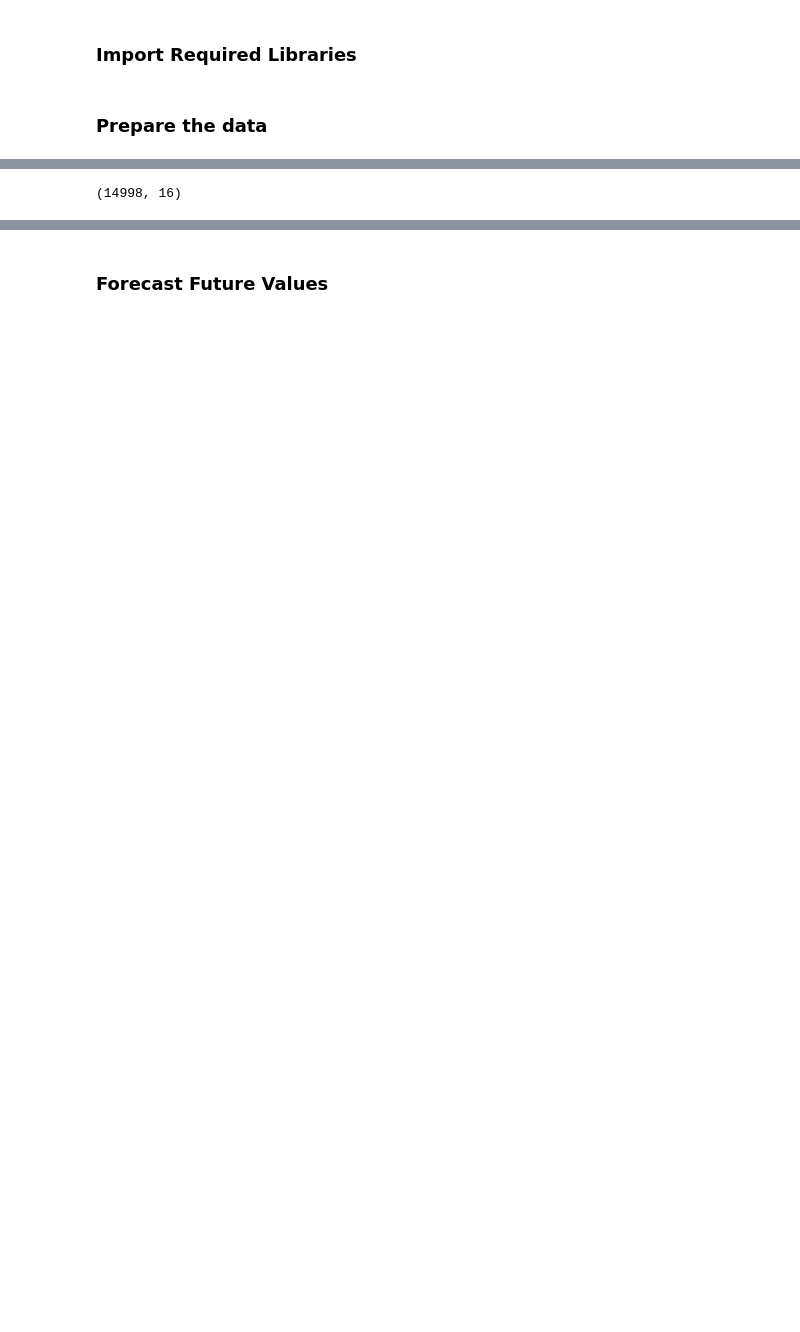
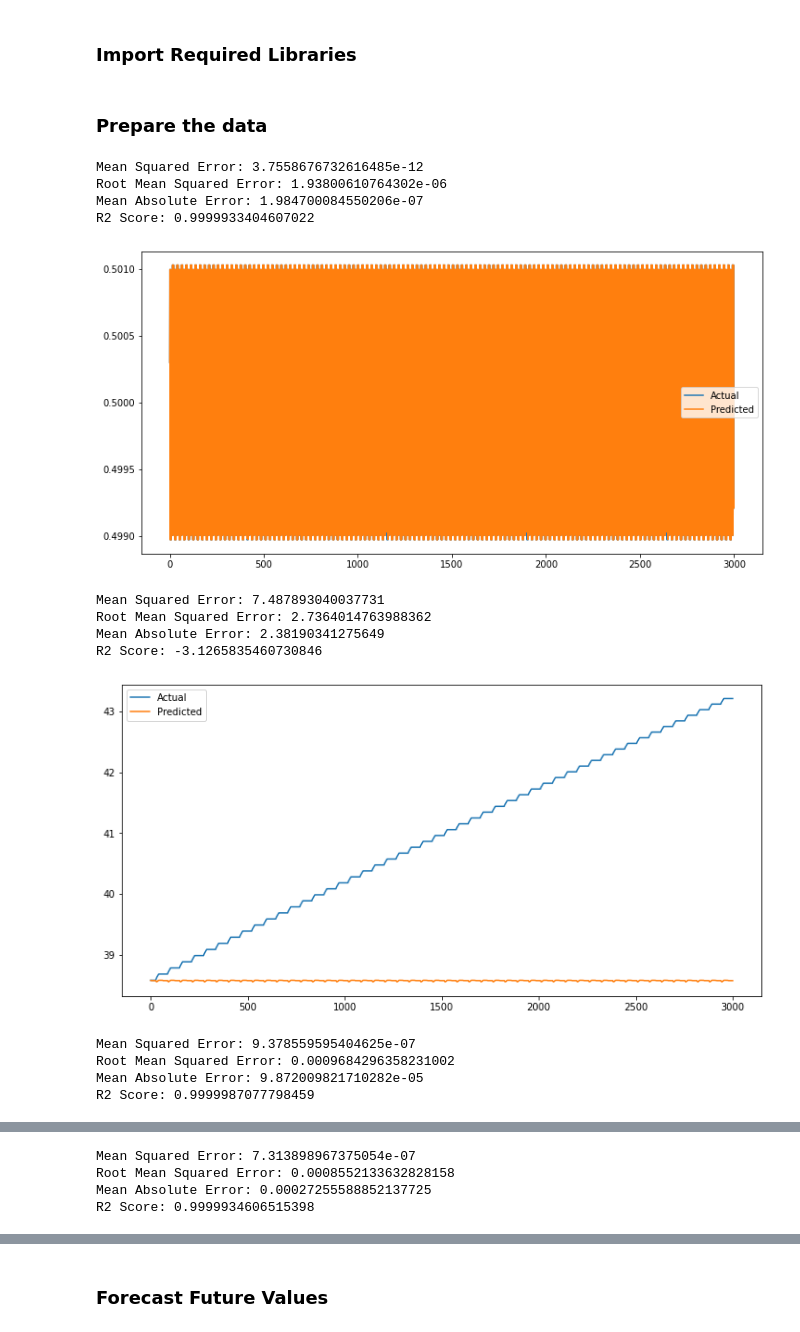
Before and after one commit to hayatu4islam/Adaptive_Fault_Detection, a Jupyter notebook: Fault Detection with Random_Forest Models-Fix model-Reduced.ipynb, the cells around one changed output, grey strips where cells are left out. Drawn from its saved outputs; the diff is of its cells as text; code cells hidden in the pictures; blank space fills up the shorter version.

Commit message:
updated old models

```diff
--- a/Fault Detection with Random_Forest Models-Fix model-Reduced.ipynb
+++ b/Fault Detection with Random_Forest Models-Fix model-Reduced.ipynb
@@ -12,31 +12,99 @@ import matplotlib.pyplot as plt
 # %%
 def create_lagged_features_multivariate(df, target_col, lag=1):
     """
     Create lagged features for multivariate time series forecasting.
 
     Parameters:
     df (pd.DataFrame): The multivariate time series data.
     target_col (str): The name of the target column.
     lag (int): The number of lagged features to create.
 
     Returns:
     pd.DataFrame: A DataFrame with lagged features.
     """
     lagged_data = pd.DataFrame()
     for col in df.columns:
         for i in range(1, lag + 1):
             lagged_data[f'{col}_lag_{i}'] = df[col].shift(i)
 
     lagged_data[target_col] = df[target_col]
     lagged_data.dropna(inplace=True)
     return lagged_data
 
 # Example usage:
 # Assume `multivariate_data` is a pandas DataFrame containing the multivariate time series data.
 file_name = 'waterTank_Golden_reduced.csv'
 # data = pd.read_csv(file_name, index_col=0, header=0, parse_dates=True)
 multivariate_data = pd.read_csv(file_name, index_col=0)
 multivariate_data.index.freq = 'ms'
 # multivariate_data = pd.DataFrame(...)
-target_column = 'Tank3OutFlow'
-lagged_data = create_lagged_features_multivariate(multivariate_data, target_col=target_column, lag=3)
+features = ['Tank2OutFlow', 'Tank2.puddle', 'Tank3OutFlow', 'Tank2.level']
+mse_list = []
+rmse_list = []
+mae_list = []
+rsqr_list = []
+
+for feature in features:
+    # target_column = 'Tank3OutFlow'
+    target_column = feature
+    lagged_data = create_lagged_features_multivariate(multivariate_data, target_col=target_column, lag=3)
+
+    ## Split the data
+    # Split the data into train and test sets
+    train_size = int(len(lagged_data) * 0.8)
+    train, test = lagged_data.iloc[:train_size], lagged_data.iloc[train_size:]
+
+    X_train, y_train = train.drop(columns=[target_column]), train[target_column]
+    X_test, y_test = test.drop(columns=[target_column]), test[target_column]
+
+
+    ## Train the random forest model
+    # Initialize and train the Random Forest Regressor
+    rf_model = RandomForestRegressor(n_estimators=100, random_state=42)
+    rf_model.fit(X_train, y_train)
+
+
+    ## make predictions and evaluate the model
+    # Make predictions
+    y_pred = rf_model.predict(X_test)
+
+    # Evaluate the model
+    mse = mean_squared_error(y_test, y_pred)
+    mse_list.append(mse)
+    print(f'Mean Squared Error: {mse}')
+
+    rmse = np.sqrt(mse)
+    rmse_list.append(rmse)
+    print(f'Root Mean Squared Error: {rmse}')
+
+    mae = mean_absolute_error(y_test, y_pred)
+    mae_list.append(mae)
+    print(f'Mean Absolute Error: {mae}')
+
+    r_sqr = r2_score(y_test, y_pred)
+    rsqr_list.append(r_sqr)
+    print(f'R2 Score: {r_sqr}')
+
+    # Plot the results
+    plt.figure(figsize=(12, 6))
+    plt.plot(y_test.values, label='Actual')
+    plt.plot(y_pred, label='Predicted')
+    plt.legend()
+    plt.show()
+
+# for i in len(mae_list):
+# %% [output]
+Mean Squared Error: 3.7558676732616485e-12
+Root Mean Squared Error: 1.93800610764302e-06
+Mean Absolute Error: 1.984700084550206e-07
+R2 Score: 0.9999933404607022
+[figure, added]
+Mean Squared Error: 7.487893040037731
+Root Mean Squared Error: 2.7364014763988362
+Mean Absolute Error: 2.38190341275649
+R2 Score: -3.1265835460730846
+[figure, added]
+Mean Squared Error: 9.378559595404625e-07
+Root Mean Squared Error: 0.0009684296358231002
+Mean Absolute Error: 9.872009821710282e-05
+R2 Score: 0.9999987077798459
@@ -42,0 +112,4 @@ lagged_data = create_lagged_features_multivariate(multivariate_data, target_col=
+Mean Squared Error: 7.313898967375054e-07
+Root Mean Squared Error: 0.0008552133632828158
+Mean Absolute Error: 0.00027255588852137725
+R2 Score: 0.9999934606515398
@@ -43,4 +116,0 @@ lagged_data = create_lagged_features_multivariate(multivariate_data, target_col=
-# %%
-lagged_data.shape
-# %% [output]
-(14998, 16)
```
Also changed, not shown: parts of 11 cells of this notebook, 2 other files.
